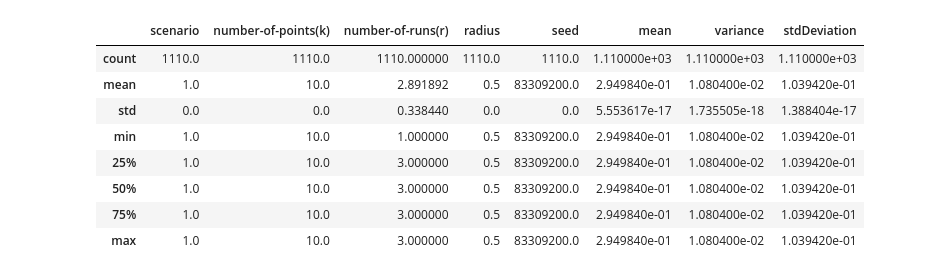
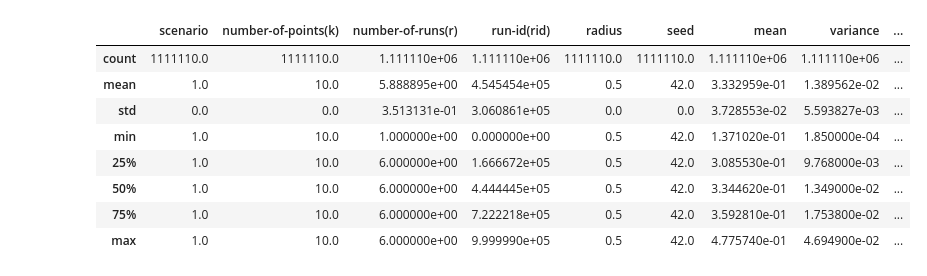
Before and after one commit to namelew/MonteCarloPointDistribution, a Jupyter notebook: notebooks/CirclesPlot.ipynb, the cells around one changed output. Saved outputs shown, nothing was run; the diff lists cells and outputs as text; code cells hidden in the pictures.

```diff
--- a/notebooks/CirclesPlot.ipynb
+++ b/notebooks/CirclesPlot.ipynb
@@ -26,21 +26,27 @@ import numpy as np
 import matplotlib.pyplot as plt
 # %%
 # Creating constants
-POINST_FILENAME = "monte-carlo-simulation-points-83309200_10_3_0.500000.csv"
-RESULTS_FILENAME = "monte-carlo-simulation-results-83309200_10_3_0.500000.csv"
+POINST_FILENAME_SCENARIO_0 = "monte-carlo-simulation-points-0_42_10_6_0.500000.csv"
+RESULTS_FILENAME_SCENARIO_0 = "monte-carlo-simulation-results-0_42_10_6_0.500000.csv"
+POINST_FILENAME_SCENARIO_1 = "monte-carlo-simulation-points-1_42_10_6_0.500000.csv"
+RESULTS_FILENAME_SCENARIO_1 = "monte-carlo-simulation-results-1_42_10_6_0.500000.csv"
+
+R=1
 # %%
-results_df = pd.read_csv('./../'+RESULTS_FILENAME)
-points_df = pd.read_csv('./../'+POINST_FILENAME)
+results_s0_df = pd.read_csv('./../'+RESULTS_FILENAME_SCENARIO_0)
+points_s0_df = pd.read_csv('./../'+POINST_FILENAME_SCENARIO_0)
+results_s1_df = pd.read_csv('./../'+RESULTS_FILENAME_SCENARIO_1)
+points_s1_df = pd.read_csv('./../'+POINST_FILENAME_SCENARIO_1)
 # %%
-results_df.describe()
+results_s0_df.describe()
 # %% [output]
-|  | scenario | number-of-points(k) | number-of-runs(r) | radius | seed | mean | variance | stdDeviation |
-| count | 1110.0 | 1110.0 | 1110.000000 | 1110.0 | 1110.0 | 1.110000e+03 | 1.110000e+03 | 1.110000e+03 |
-| mean | 1.0 | 10.0 | 2.891892 | 0.5 | 83309200.0 | 2.949840e-01 | 1.080400e-02 | 1.039420e-01 |
-| std | 0.0 | 0.0 | 0.338440 | 0.0 | 0.0 | 5.553617e-17 | 1.735505e-18 | 1.388404e-17 |
-| min | 1.0 | 10.0 | 1.000000 | 0.5 | 83309200.0 | 2.949840e-01 | 1.080400e-02 | 1.039420e-01 |
-| 25% | 1.0 | 10.0 | 3.000000 | 0.5 | 83309200.0 | 2.949840e-01 | 1.080400e-02 | 1.039420e-01 |
-| 50% | 1.0 | 10.0 | 3.000000 | 0.5 | 83309200.0 | 2.949840e-01 | 1.080400e-02 | 1.039420e-01 |
-| 75% | 1.0 | 10.0 | 3.000000 | 0.5 | 83309200.0 | 2.949840e-01 | 1.080400e-02 | 1.039420e-01 |
-| max | 1.0 | 10.0 | 3.000000 | 0.5 | 83309200.0 | 2.949840e-01 | 1.080400e-02 | 1.039420e-01 |
+|  | scenario | number-of-points(k) | number-of-runs(r) | run-id(rid) | radius | seed | mean | variance | ... |
+| count | 1111110.0 | 1111110.0 | 1.111110e+06 | 1.111110e+06 | 1111110.0 | 1111110.0 | 1.111110e+06 | 1.111110e+06 | ... |
+| mean | 1.0 | 10.0 | 5.888895e+00 | 4.545454e+05 | 0.5 | 42.0 | 3.332959e-01 | 1.389562e-02 | ... |
+| std | 0.0 | 0.0 | 3.513131e-01 | 3.060861e+05 | 0.0 | 0.0 | 3.728553e-02 | 5.593827e-03 | ... |
+| min | 1.0 | 10.0 | 1.000000e+00 | 0.000000e+00 | 0.5 | 42.0 | 1.371020e-01 | 1.850000e-04 | ... |
+| 25% | 1.0 | 10.0 | 6.000000e+00 | 1.666672e+05 | 0.5 | 42.0 | 3.085530e-01 | 9.768000e-03 | ... |
+| 50% | 1.0 | 10.0 | 6.000000e+00 | 4.444445e+05 | 0.5 | 42.0 | 3.344620e-01 | 1.349000e-02 | ... |
+| 75% | 1.0 | 10.0 | 6.000000e+00 | 7.222218e+05 | 0.5 | 42.0 | 3.592810e-01 | 1.753800e-02 | ... |
+| max | 1.0 | 10.0 | 6.000000e+00 | 9.999990e+05 | 0.5 | 42.0 | 4.775740e-01 | 4.694900e-02 | ... |
 # %%
```
Also changed, not shown: parts of 7 cells of this notebook, 4 other files.
